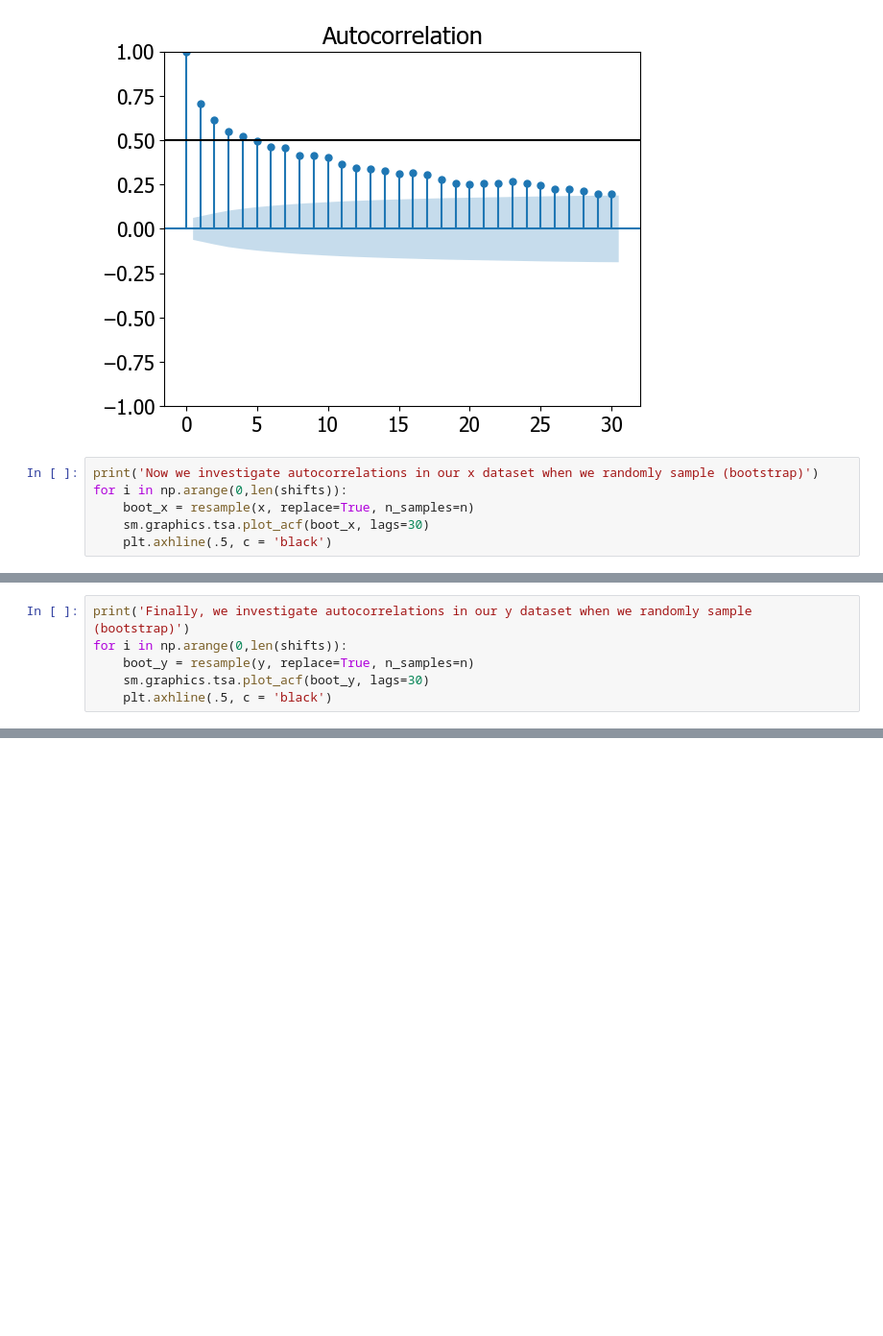
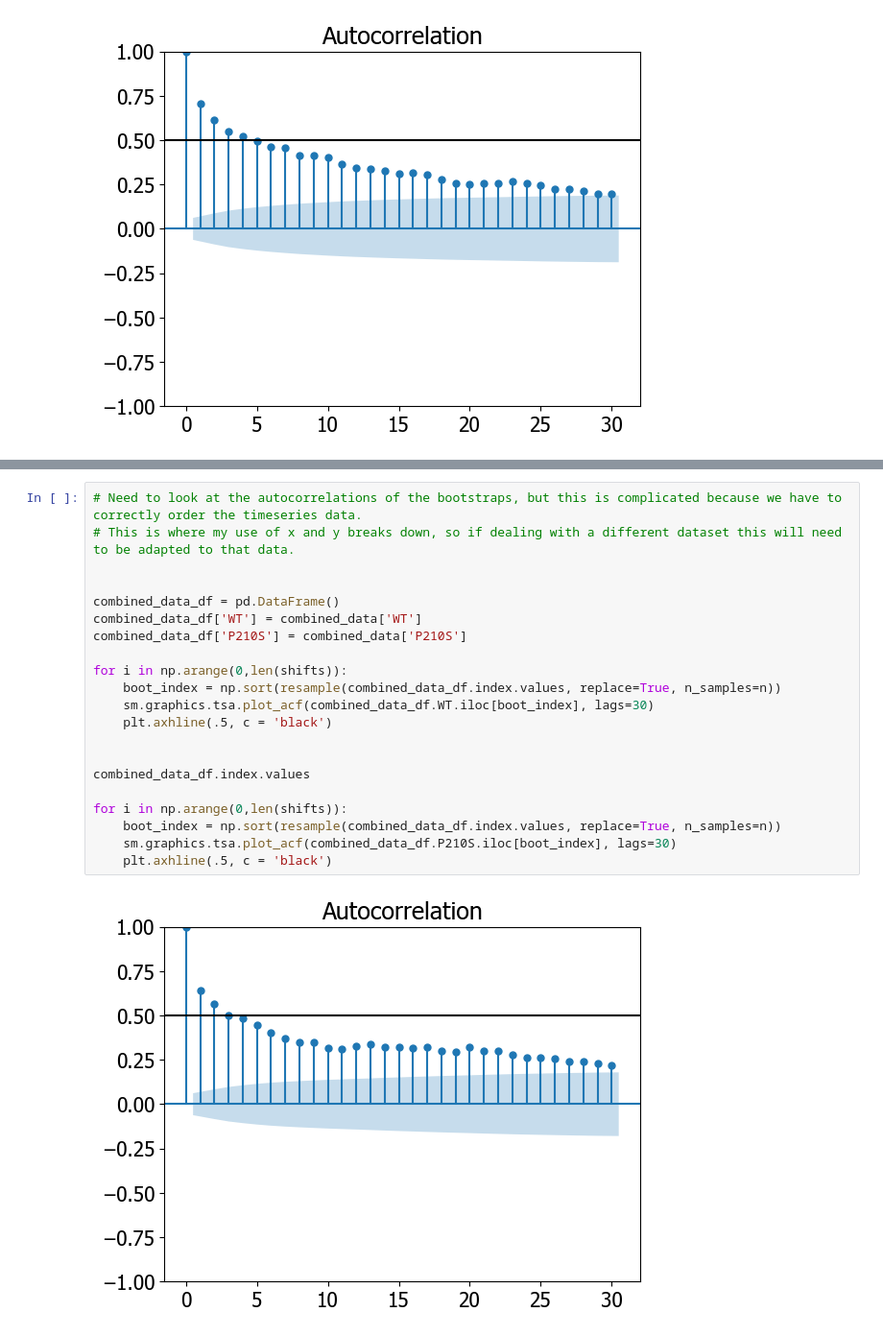
Before and after one commit to SageMay/datascience_scripts, a Jupyter notebook: statistics/comparingDistributions.ipynb, the cells around one changed output, grey strips where cells are left out. Shown at 96% size. Cells and saved outputs as stored; diff of their text form; blank space fills up the shorter version.

```diff
--- a/statistics/comparingDistributions.ipynb
+++ b/statistics/comparingDistributions.ipynb
@@ -312,9 +312,3 @@ Then we investigate autocorrelation in our y dataset
 [figure]
 [figure]
 [figure]
-# %%
-print('Now we investigate autocorrelations in our x dataset when we randomly sample (bootstrap)')
-for i in np.arange(0,len(shifts)):
-    boot_x = resample(x, replace=True, n_samples=n)
-    sm.graphics.tsa.plot_acf(boot_x, lags=30)
-    plt.axhline(.5, c = 'black')
@@ -329,6 +314,0 @@ Now we investigate autocorrelations in our x dataset when we randomly sample (bo
-# %%
-print('Finally, we investigate autocorrelations in our y dataset when we randomly sample (bootstrap)')
-for i in np.arange(0,len(shifts)):
-    boot_y = resample(y, replace=True, n_samples=n)
-    sm.graphics.tsa.plot_acf(boot_y, lags=30)
-    plt.axhline(.5, c = 'black')
@@ -342,0 +315,23 @@ Finally, we investigate autocorrelations in our y dataset when we randomly sampl
+# %%
+# Need to look at the autocorrelations of the bootstraps, but this is complicated because we have to correctly order the timeseries data.
+# This is where my use of x and y breaks down, so if dealing with a different dataset this will need to be adapted to that data.
+
+
+combined_data_df = pd.DataFrame()
+combined_data_df['WT'] = combined_data['WT']
+combined_data_df['P210S'] = combined_data['P210S']
+
+for i in np.arange(0,len(shifts)):
+    boot_index = np.sort(resample(combined_data_df.index.values, replace=True, n_samples=n))
+    sm.graphics.tsa.plot_acf(combined_data_df.WT.iloc[boot_index], lags=30)
+    plt.axhline(.5, c = 'black')
+
+
+combined_data_df.index.values
+
+for i in np.arange(0,len(shifts)):
+    boot_index = np.sort(resample(combined_data_df.index.values, replace=True, n_samples=n))
+    sm.graphics.tsa.plot_acf(combined_data_df.P210S.iloc[boot_index], lags=30)
+    plt.axhline(.5, c = 'black')
+# %% [output]
+[figure, added]
```
Also changed, not shown: parts of 3 cells of this notebook.
